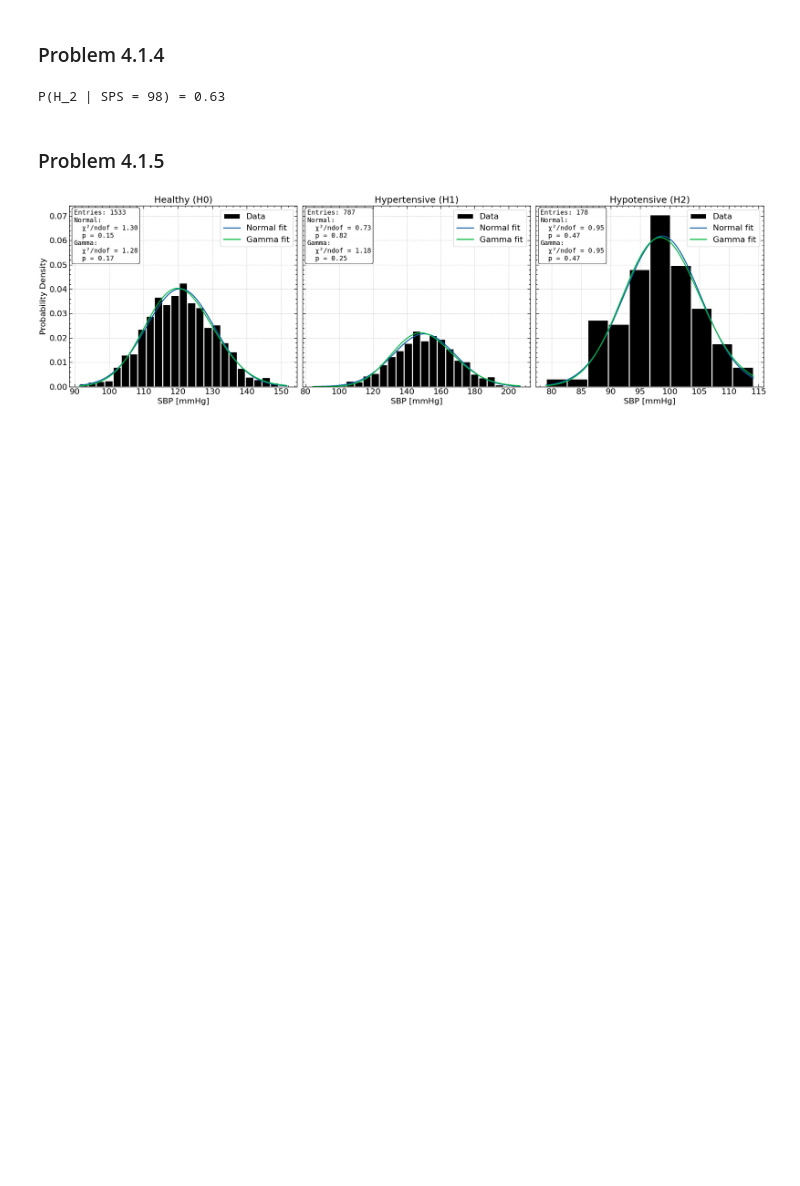
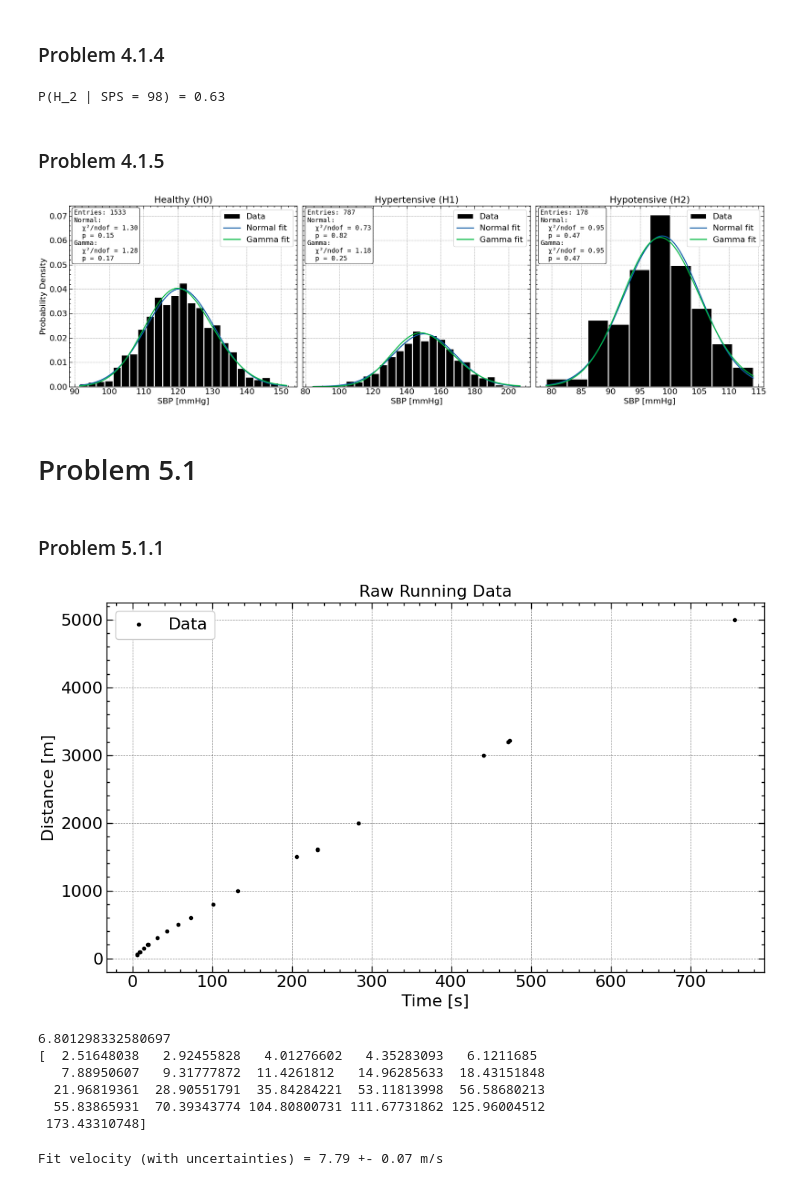
Before and after one commit to tobiassanta/AppStat2025, a Jupyter notebook: Exam/AppStatExam.ipynb, the cells around one changed output. Cells and saved outputs as stored; diff of their text form; code cells hidden in the pictures; blank space fills up the shorter version.

```diff
--- a/Exam/AppStatExam.ipynb
+++ b/Exam/AppStatExam.ipynb
@@ -723,3 +739,60 @@ plt.tight_layout()
 #plt.savefig('Problem 4.1.5.png', dpi = 300)
 # %% [output]
 [figure]
+# %% [markdown]
+# Problem 5.1
+# %% [markdown]
+### Problem 5.1.1
+# %%
+#importing data
+dataframe = pd.read_csv('data_RunningTimes.csv', header=0)
+dist, t, sigma_t = dataframe.values.T
+
+plt.figure(figsize = (10,6))
+plt.plot(t, dist, '.', color = 'black', label = 'Data')
+plt.xlabel('Time [s]')
+plt.ylabel('Distance [m]')
+plt.title('Raw Running Data')
+plt.legend()
+plt.tight_layout()
+#plt.savefig('Problem 5.1.1 raw data.png', dpi = 300)
+# %% [output]
+[figure, added]
+# %%
+#definition of model
+def running_fit(t, v):
+    return v*t
+
+#just using curve fit to do the fit (quicker for me but perhaps I should've used iminuit to fit)
+par, cov    = curve_fit(running_fit, t, dist)
+v_init      = par[0]
+sigma_d     = v_init * sigma_t
+
+print(v_init)
+print(sigma_d)
+# %% [output]
+6.801298332580697
+[  2.51648038   2.92455828   4.01276602   4.35283093   6.1211685
+   7.88950607   9.31777872  11.4261812   14.96285633  18.43151848
+  21.96819361  28.90551791  35.84284221  53.11813998  56.58680213
+  55.83865931  70.39343774 104.80800731 111.67731862 125.96004512
+ 173.43310748]
+# %%
+#importing chi2 as it is overwrited somewhere in the code
+from scipy.stats import chi2
+
+#fitting
+par, cov    = curve_fit(running_fit, t, dist, sigma = sigma_d, absolute_sigma=True)
+v           = par[0]
+sigma_v     = np.sqrt(cov[0, 0])
+
+#chi2 etc.
+residuals   = dist - running_fit(t, v)
+chi2_val    = np.sum((residuals / sigma_d)**2)
+ndof        = len(dist) - 1
+chi2_ndof   = chi2_val / ndof
+p_value     = chi2.sf(chi2_val, ndof)
+
+print(f'Fit velocity (with uncertainties) = {v:.2f} +- {sigma_v:.2f} m/s')
+# %% [output]
+Fit velocity (with uncertainties) = 7.79 +- 0.07 m/s
```
Also changed, not shown: parts of 37 cells of this notebook.
